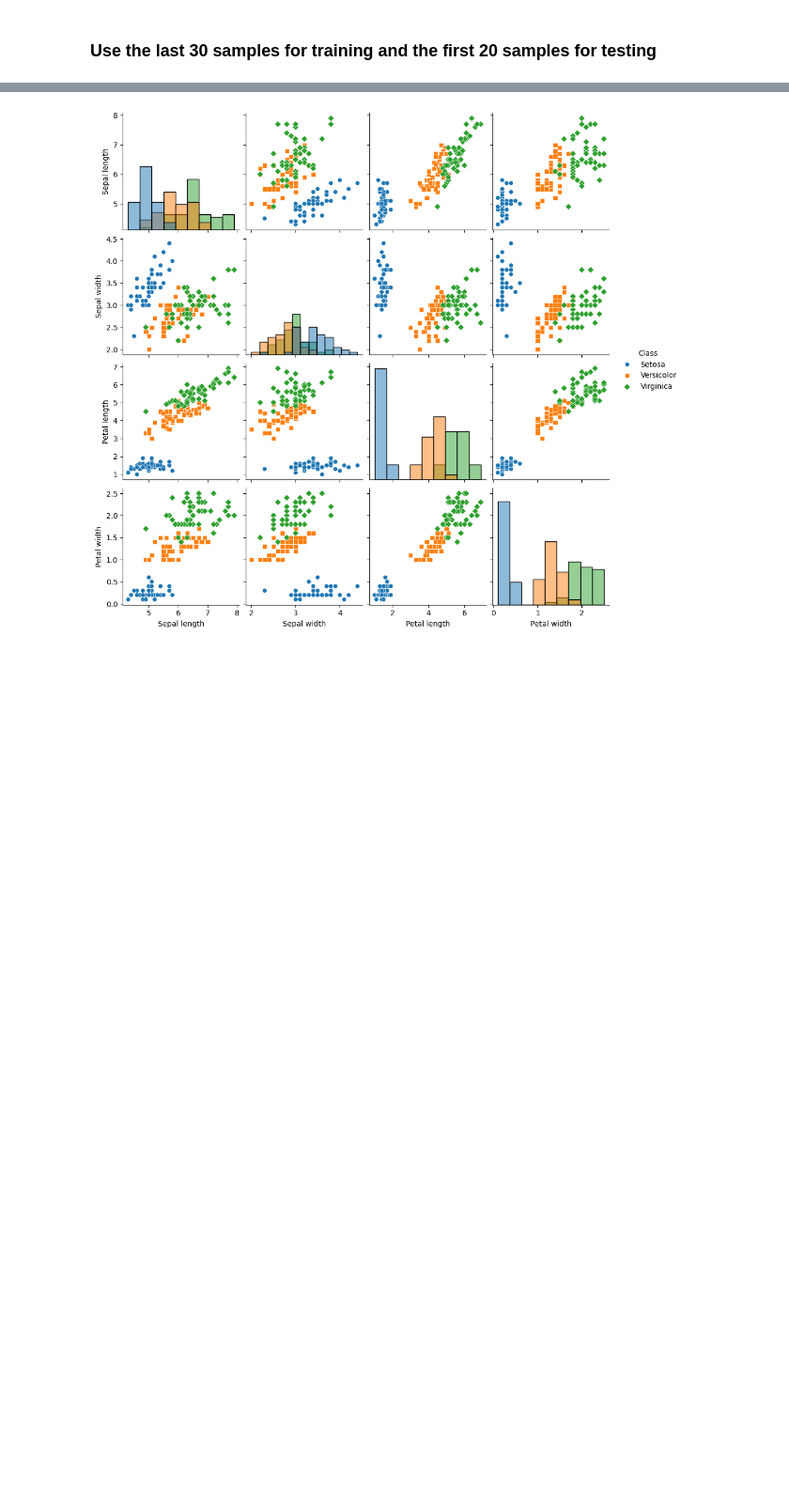
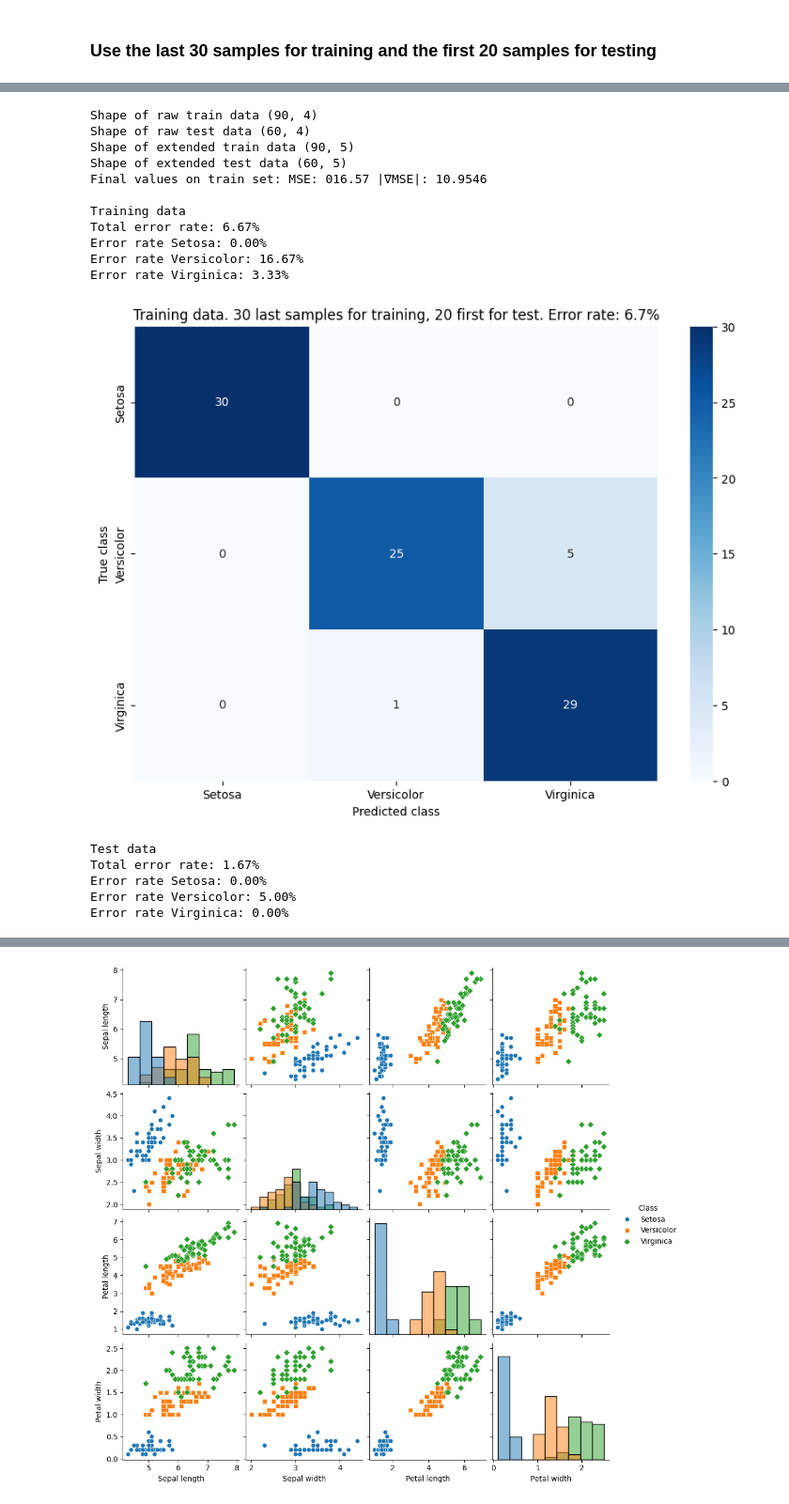
Before and after one commit to Martin-Ansteensen/TTT4275-Classification-project, a Jupyter notebook: Iris/iris.ipynb, the cells around one changed output, grey strips where cells are left out. Shown at 94% size. Drawn from its saved outputs; the diff is of its cells as text; code cells hidden in the pictures; blank space fills up the shorter version.

```diff
--- a/Iris/iris.ipynb
+++ b/Iris/iris.ipynb
@@ -249,0 +245,21 @@ RESULT: MSE: 016.57 |∇MSE|: 10.9546
+# %%
+# Task 1.1d, training part
+train_test_sequence("30 last samples for training, 20 first for test", reverse_data=True)
+# %% [output]
+Shape of raw train data (90, 4)
+Shape of raw test data (60, 4)
+Shape of extended train data (90, 5)
+Shape of extended test data (60, 5)
+Final values on train set: MSE: 016.57 |∇MSE|: 10.9546
+
+Training data
+Total error rate: 6.67%
+Error rate Setosa: 0.00%
+Error rate Versicolor: 16.67%
+Error rate Virginica: 3.33%
+[figure, added]
+Test data
+Total error rate: 1.67%
+Error rate Setosa: 0.00%
+Error rate Versicolor: 5.00%
+Error rate Virginica: 0.00%
```
Also changed, not shown: parts of 19 cells of this notebook.
